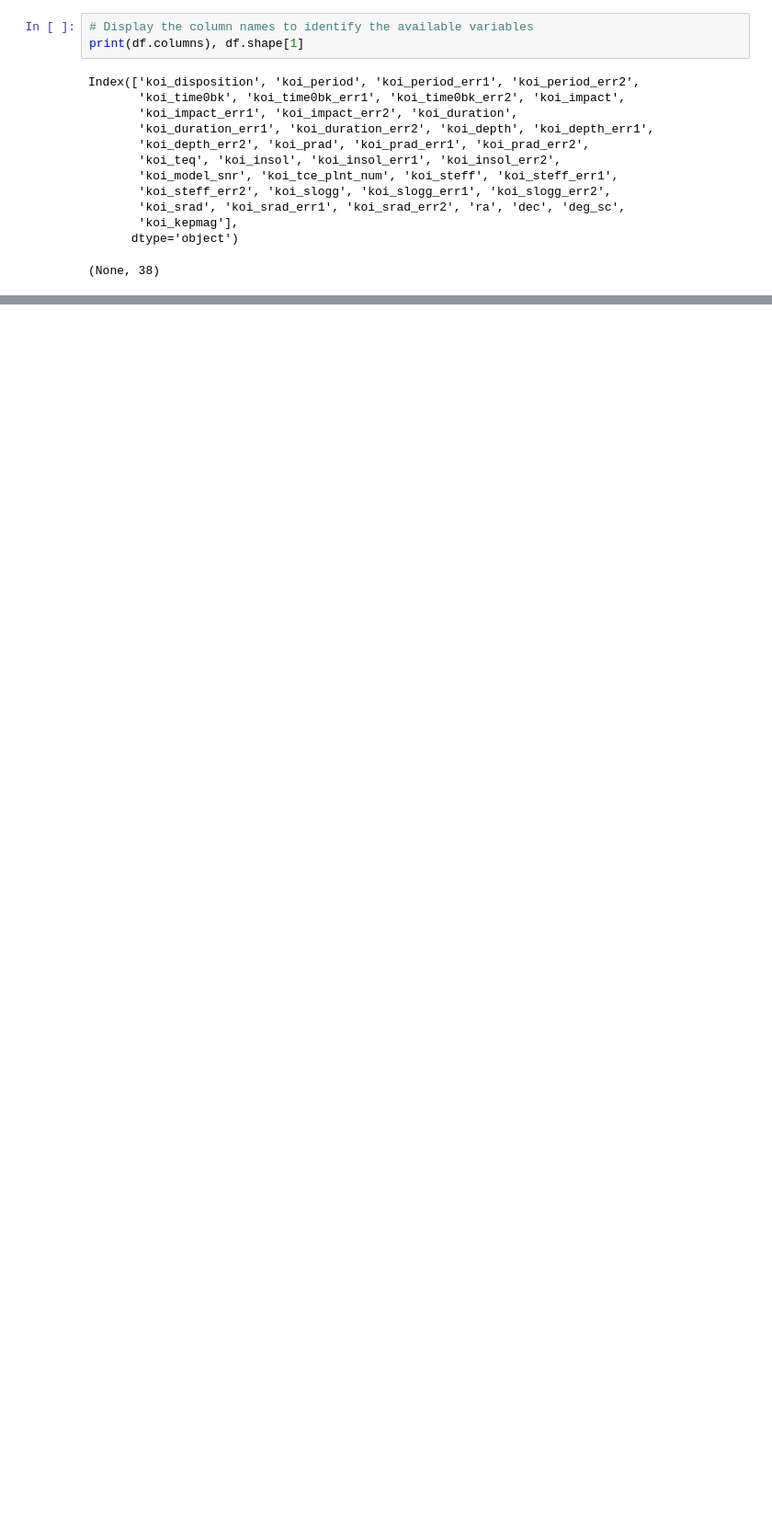
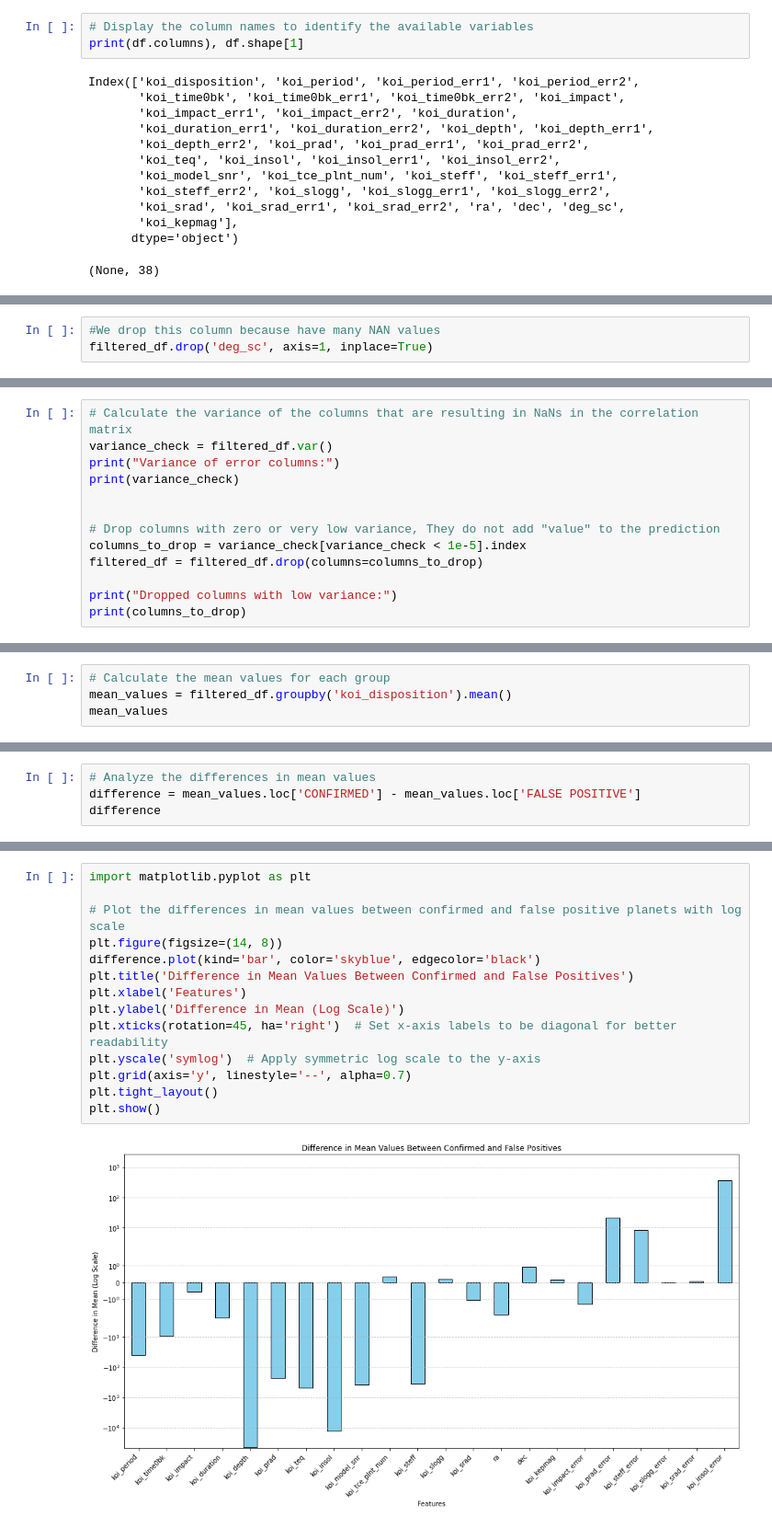
Before and after one commit to mramirezz/Exoplanet-Detection, a Jupyter notebook: Exoplanet_detection.ipynb, the cells around one changed output, grey strips where cells are left out. Shown at 92% size. Saved outputs shown, nothing was run; the diff lists cells and outputs as text; blank space fills up the shorter version.

```diff
--- a/Exoplanet_detection.ipynb
+++ b/Exoplanet_detection.ipynb
@@ -86,0 +177,3 @@ The target variable for our model is `koi_disposition`, which indicates whether
+# %%
+#We drop this column because have many NAN values
+filtered_df.drop('deg_sc', axis=1, inplace=True)
@@ -86,0 +229,13 @@ The target variable for our model is `koi_disposition`, which indicates whether
+# %%
+# Calculate the variance of the columns that are resulting in NaNs in the correlation matrix
+variance_check = filtered_df.var()
+print("Variance of error columns:")
+print(variance_check)
+
+
+# Drop columns with zero or very low variance, They do not add "value" to the prediction
+columns_to_drop = variance_check[variance_check < 1e-5].index
+filtered_df = filtered_df.drop(columns=columns_to_drop)
+
+print("Dropped columns with low variance:")
+print(columns_to_drop)
@@ -86,0 +260,4 @@ The target variable for our model is `koi_disposition`, which indicates whether
+# %%
+# Calculate the mean values for each group
+mean_values = filtered_df.groupby('koi_disposition').mean()
+mean_values
@@ -86,0 +270,4 @@ The target variable for our model is `koi_disposition`, which indicates whether
+# %%
+# Analyze the differences in mean values
+difference = mean_values.loc['CONFIRMED'] - mean_values.loc['FALSE POSITIVE']
+difference
@@ -86,0 +292,16 @@ The target variable for our model is `koi_disposition`, which indicates whether
+# %%
+import matplotlib.pyplot as plt
+
+# Plot the differences in mean values between confirmed and false positive planets with log scale
+plt.figure(figsize=(14, 8))
+difference.plot(kind='bar', color='skyblue', edgecolor='black')
+plt.title('Difference in Mean Values Between Confirmed and False Positives')
+plt.xlabel('Features')
+plt.ylabel('Difference in Mean (Log Scale)')
+plt.xticks(rotation=45, ha='right')  # Set x-axis labels to be diagonal for better readability
+plt.yscale('symlog')  # Apply symmetric log scale to the y-axis
+plt.grid(axis='y', linestyle='--', alpha=0.7)
+plt.tight_layout()
+plt.show()
+# %% [output]
+[figure, added]
```
Also changed, not shown: parts of 36 cells of this notebook, 1 other file.
